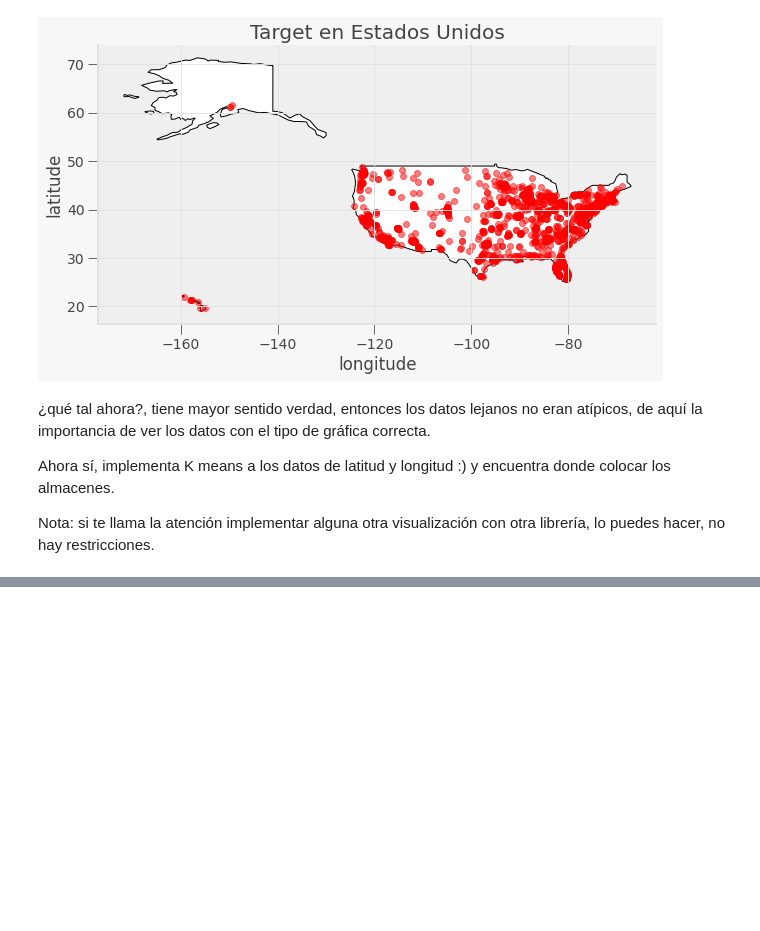
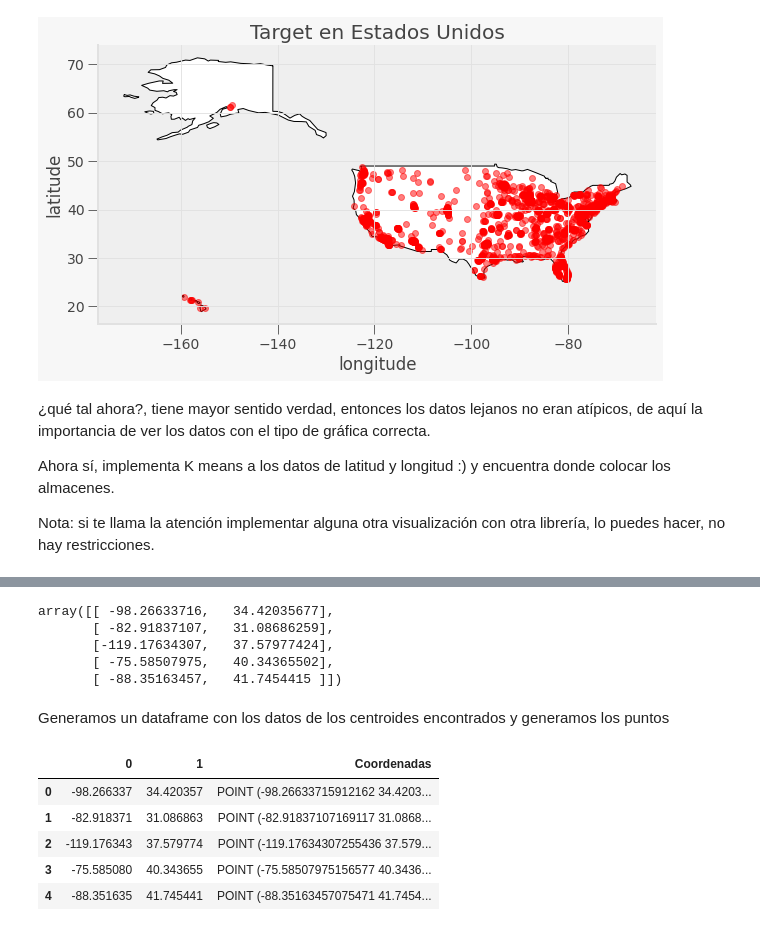
Before and after one commit to PosgradoMNA/actividades-de-aprendizaje-LuisHermenegildo1, a Jupyter notebook: TecMty_kmeans_target.ipynb, the cells around one changed output, grey strips where cells are left out. Cells and saved outputs as stored; diff of their text form; code cells hidden in the pictures; blank space fills up the shorter version.

```diff
--- a/TecMty_kmeans_target.ipynb
+++ b/TecMty_kmeans_target.ipynb
@@ -250,0 +282,28 @@ Nota: si te llama la atención implementar alguna otra visualización con otra l
+# %%
+m_kmeans = KMeans(n_clusters = 5)
+m_kmeans.fit(coords)
+
+labels = m_kmeans.labels_
+centroids = m_kmeans.cluster_centers_
+centroids
+# %% [output]
+array([[ -98.26633716,   34.42035677],
+       [ -82.91837107,   31.08686259],
+       [-119.17634307,   37.57977424],
+       [ -75.58507975,   40.34365502],
+       [ -88.35163457,   41.7454415 ]])
+# %% [markdown]
+Generamos un dataframe con los datos de los centroides encontrados y generamos los puntos
+# %%
+cen_df = pd.DataFrame(centroids)
+cen_df["Coordenadas"] = list(zip(cen_df[0], cen_df[1]))
+cen_df["Coordenadas"] = cen_df["Coordenadas"].apply(Point)
+
+cen_df
+# %% [output]
+|  | 0 | 1 | Coordenadas |
+| 0 | -98.266337 | 34.420357 | POINT (-98.26633715912162 34.4203... |
+| 1 | -82.918371 | 31.086863 | POINT (-82.91837107169117 31.0868... |
+| 2 | -119.176343 | 37.579774 | POINT (-119.17634307255436 37.579... |
+| 3 | -75.585080 | 40.343655 | POINT (-75.58507975156577 40.3436... |
+| 4 | -88.351635 | 41.745441 | POINT (-88.35163457075471 41.7454... |
```
Also changed, not shown: parts of 22 cells of this notebook.
